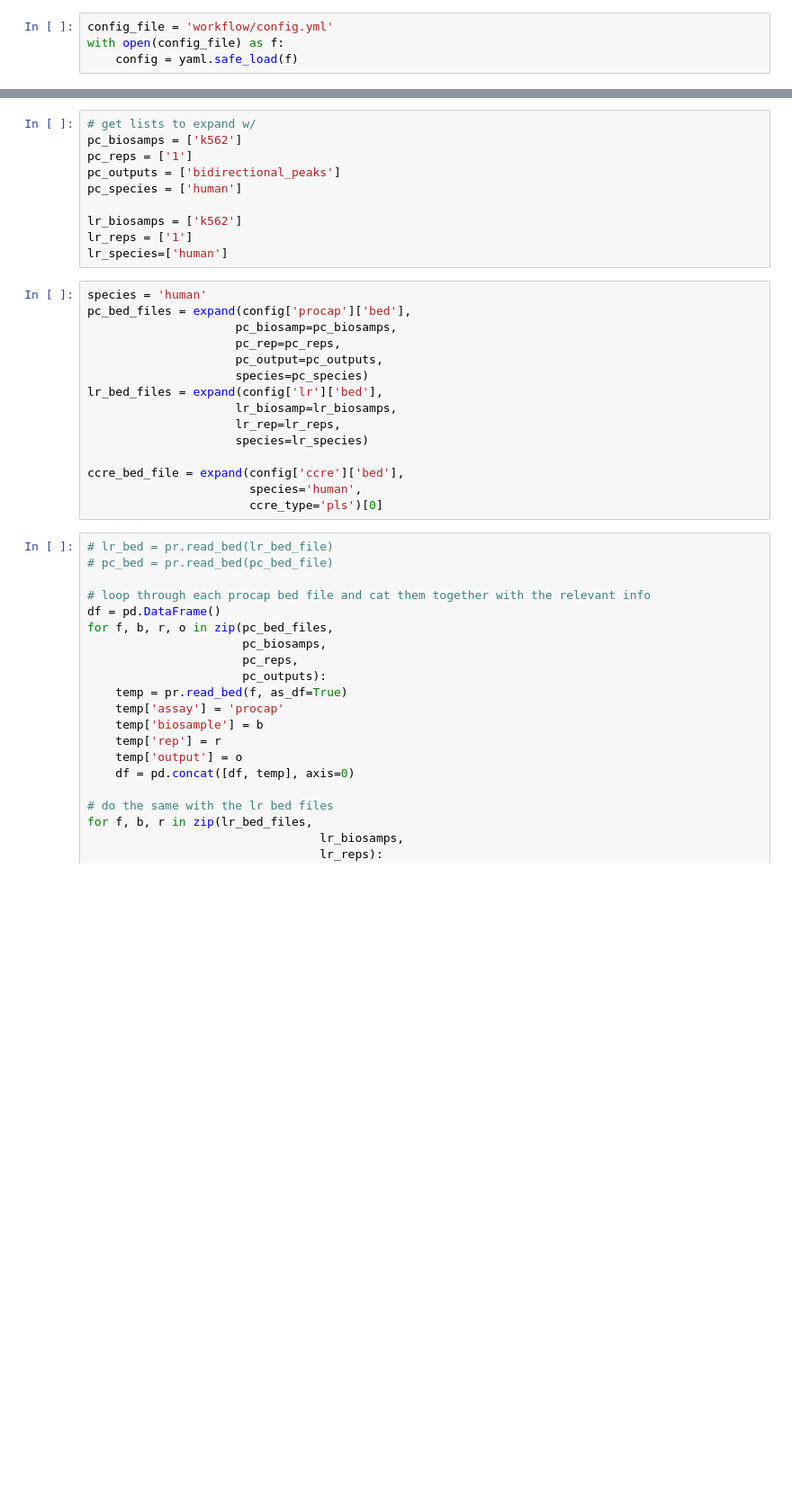
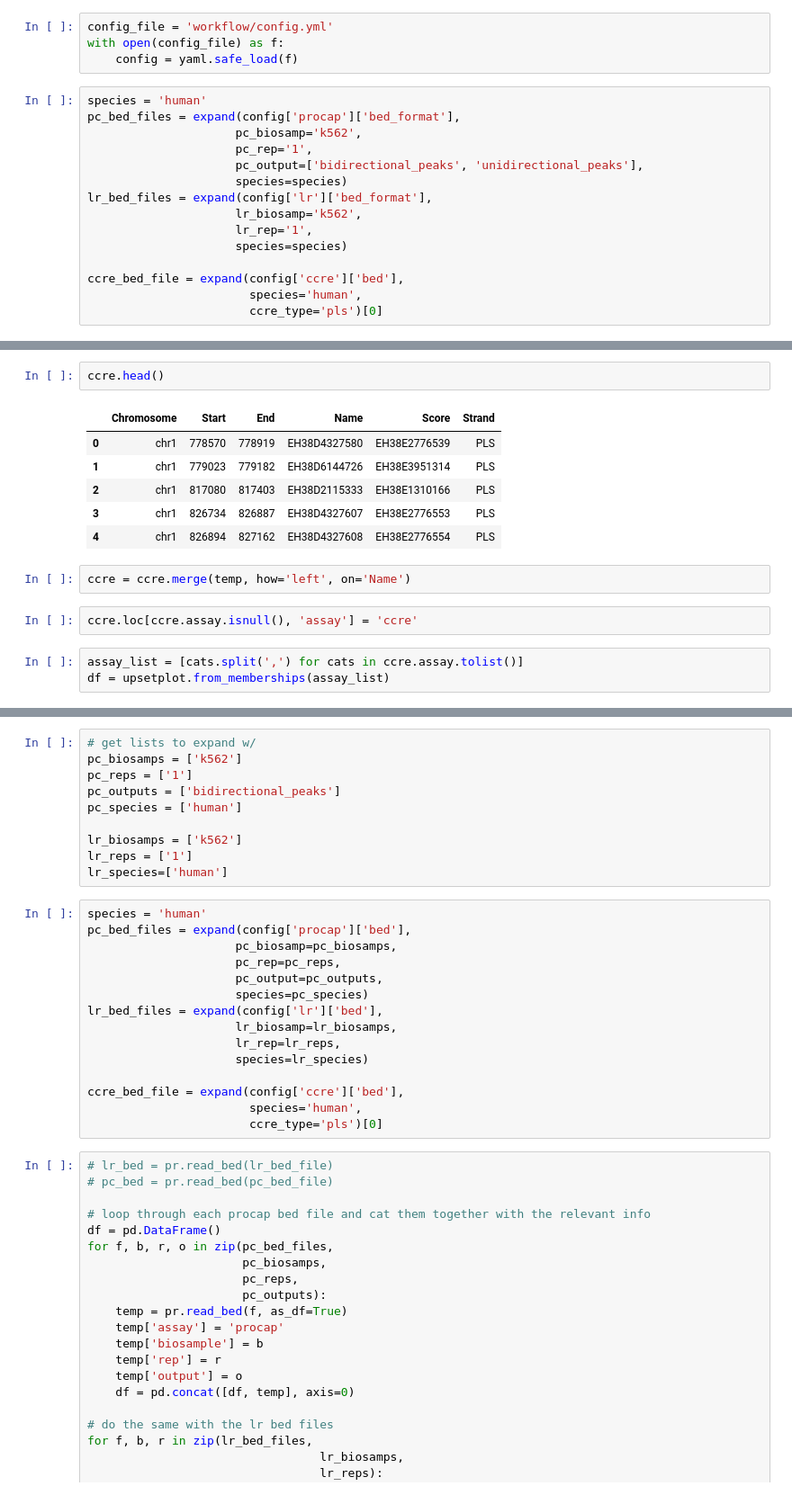
Before and after one commit to fairliereese/encode_promoters, a Jupyter notebook: intersect_dev.ipynb, the cells around one changed output, grey strips where cells are left out. Shown at 90% size. Drawn from its saved outputs; the diff is of its cells as text; blank space fills up the shorter version.

```diff
--- a/intersect_dev.ipynb
+++ b/intersect_dev.ipynb
@@ -12,3 +13,18 @@ import pyranges as pr
 config_file = 'workflow/config.yml'
 with open(config_file) as f:
     config = yaml.safe_load(f)
+# %%
+species = 'human'
+pc_bed_files = expand(config['procap']['bed_format'],
+                     pc_biosamp='k562',
+                     pc_rep='1',
+                     pc_output=['bidirectional_peaks', 'unidirectional_peaks'],
+                     species=species)
+lr_bed_files = expand(config['lr']['bed_format'],
+                     lr_biosamp='k562',
+                     lr_rep='1',
+                     species=species)
+
+ccre_bed_file = expand(config['ccre']['bed'],
+                       species='human',
+                       ccre_type='pls')[0]
@@ -14,0 +105,16 @@ with open(config_file) as f:
+# %%
+ccre.head()
+# %% [output]
+|  | Chromosome | Start | End | Name | Score | Strand |
+| 0 | chr1 | 778570 | 778919 | EH38D4327580 | EH38E2776539 | PLS |
+| 1 | chr1 | 779023 | 779182 | EH38D6144726 | EH38E3951314 | PLS |
+| 2 | chr1 | 817080 | 817403 | EH38D2115333 | EH38E1310166 | PLS |
+| 3 | chr1 | 826734 | 826887 | EH38D4327607 | EH38E2776553 | PLS |
+| 4 | chr1 | 826894 | 827162 | EH38D4327608 | EH38E2776554 | PLS |
+# %%
+ccre = ccre.merge(temp, how='left', on='Name')
+# %%
+ccre.loc[ccre.assay.isnull(), 'assay'] = 'ccre'
+# %%
+assay_list = [cats.split(',') for cats in ccre.assay.tolist()]
+df = upsetplot.from_memberships(assay_list)
```
Also changed, not shown: parts of 15 cells of this notebook, 4 other files.
